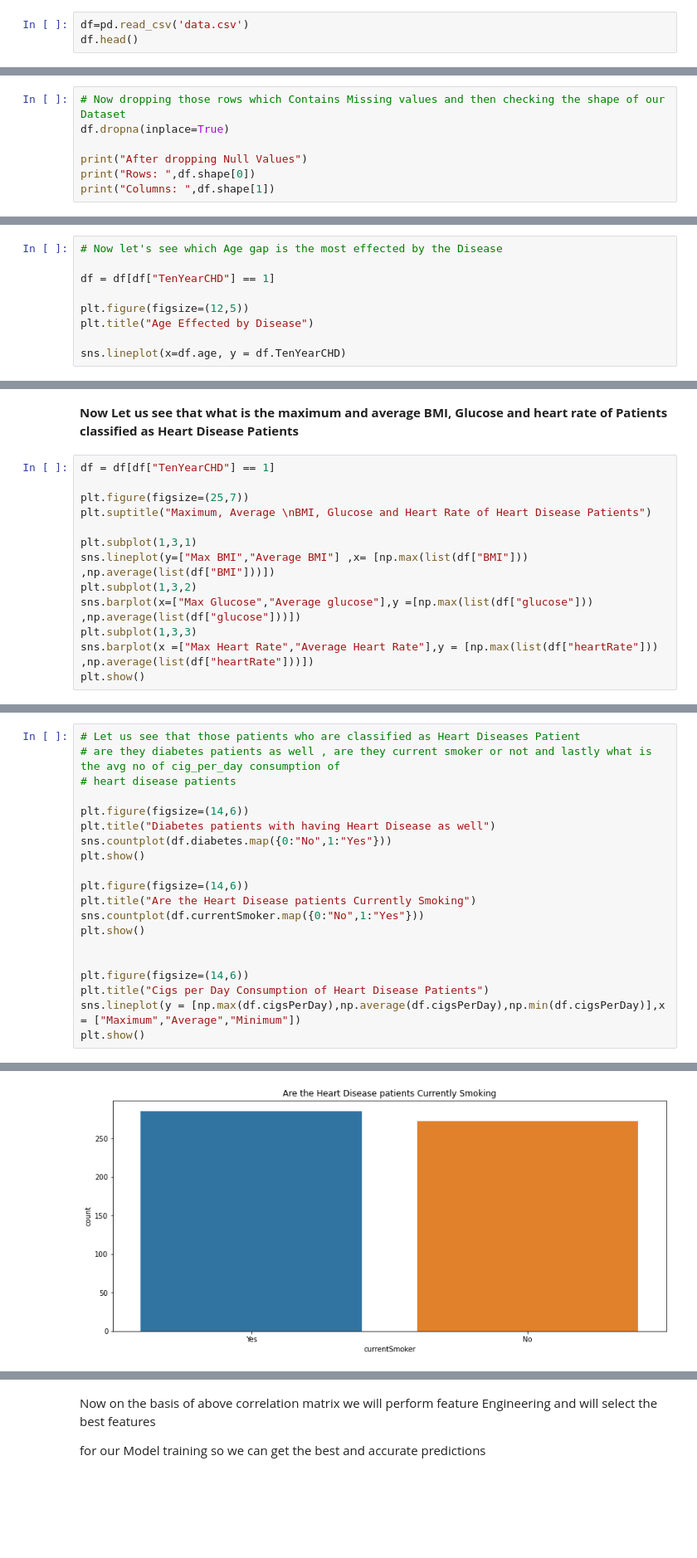
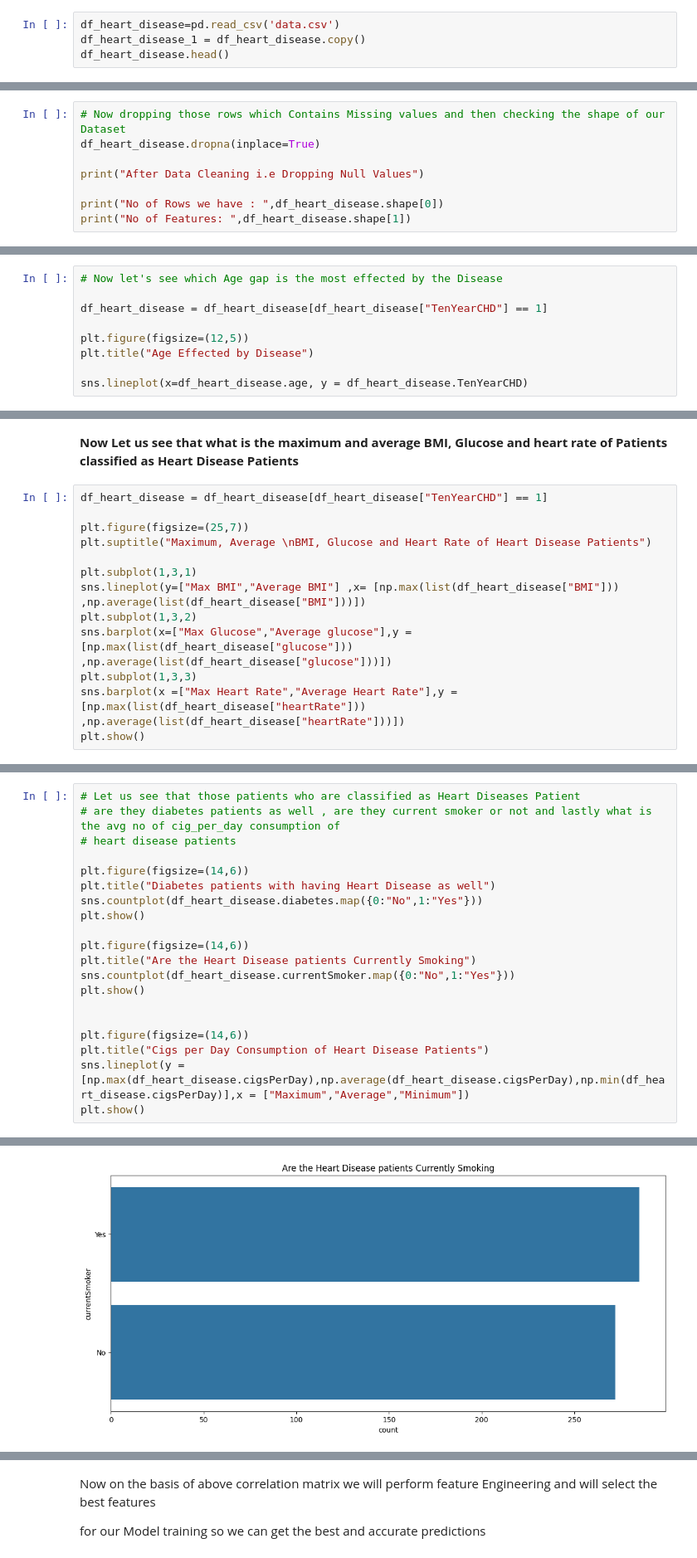
Before and after one commit to HUZIBRO/CardioCare-Predicting-Heart-Disease-Risk-with-Machine-Learning, a Jupyter notebook: Eda and Heart Desease Prediction.ipynb, the cells around one changed output, grey strips where cells are left out. Shown: that part at 83% size. Saved outputs shown, nothing was run; the diff lists cells and outputs as text; blank space fills up the shorter version.

```diff
--- a/Eda and Heart Desease Prediction.ipynb
+++ b/Eda and Heart Desease Prediction.ipynb
@@ -14,6 +25,7 @@ Now Below we will perform
 # %%
-df=pd.read_csv('data.csv')
-df.head()
+df_heart_disease=pd.read_csv('data.csv')
+df_heart_disease_1 = df_heart_disease.copy()
+df_heart_disease.head()
 # %% [output]
 |  | male | age | education | currentSmoker | cigsPerDay | BPMeds | prevalentStroke | prevalentHyp | ... |
 | 0 | 1 | 39 | 4.0 | 0 | 0.0 | 0.0 | 0 | 0 | ... |
@@ -74,8 +86,9 @@ Columns:  16
 # %%
 # Now dropping those rows which Contains Missing values and then checking the shape of our Dataset
-df.dropna(inplace=True)
+df_heart_disease.dropna(inplace=True)
 
-print("After dropping Null Values")
-print("Rows: ",df.shape[0])
-print("Columns: ",df.shape[1])
+print("After Data Cleaning i.e Dropping Null Values")
+
+print("No of Rows we have : ",df_heart_disease.shape[0])
+print("No of Features: ",df_heart_disease.shape[1])
 # %% [output]
@@ -121,10 +127,10 @@ sns.countplot(df.male.map({0:"Female",1:"Male"}))
 # %%
 # Now let's see which Age gap is the most effected by the Disease
 
-df = df[df["TenYearCHD"] == 1]
+df_heart_disease = df_heart_disease[df_heart_disease["TenYearCHD"] == 1]
 
 plt.figure(figsize=(12,5))
 plt.title("Age Effected by Disease")
 
-sns.lineplot(x=df.age, y = df.TenYearCHD)
+sns.lineplot(x=df_heart_disease.age, y = df_heart_disease.TenYearCHD)
 # %% [output]
@@ -135,16 +141,16 @@ Looking on the Above Analysis we can say that people above 35 years of age are l
 # %% [markdown]
 **Now Let us see that what is the maximum and average BMI, Glucose and heart rate of Patients classified as Heart Disease Patients**
 # %%
-df = df[df["TenYearCHD"] == 1]
+df_heart_disease = df_heart_disease[df_heart_disease["TenYearCHD"] == 1]
 
 plt.figure(figsize=(25,7))
 plt.suptitle("Maximum, Average \nBMI, Glucose and Heart Rate of Heart Disease Patients")
 
 plt.subplot(1,3,1)
-sns.lineplot(y=["Max BMI","Average BMI"] ,x= [np.max(list(df["BMI"])) ,np.average(list(df["BMI"]))])
+sns.lineplot(y=["Max BMI","Average BMI"] ,x= [np.max(list(df_heart_disease["BMI"])) ,np.average(list(df_heart_disease["BMI"]))])
 plt.subplot(1,3,2)
-sns.barplot(x=["Max Glucose","Average glucose"],y =[np.max(list(df["glucose"])) ,np.average(list(df["glucose"]))])
+sns.barplot(x=["Max Glucose","Average glucose"],y =[np.max(list(df_heart_disease["glucose"])) ,np.average(list(df_heart_disease["glucose"]))])
 plt.subplot(1,3,3)
-sns.barplot(x =["Max Heart Rate","Average Heart Rate"],y = [np.max(list(df["heartRate"])) ,np.average(list(df["heartRate"]))])
+sns.barplot(x =["Max Heart Rate","Average Heart Rate"],y = [np.max(list(df_heart_disease["heartRate"])) ,np.average(list(df_heart_disease["heartRate"]))])
 plt.show()
 # %% [output]
@@ -162,17 +162,17 @@ df.head(2)
 
 plt.figure(figsize=(14,6))
 plt.title("Diabetes patients with having Heart Disease as well")
-sns.countplot(df.diabetes.map({0:"No",1:"Yes"}))
+sns.countplot(df_heart_disease.diabetes.map({0:"No",1:"Yes"}))
 plt.show()
 
 plt.figure(figsize=(14,6))
 plt.title("Are the Heart Disease patients Currently Smoking")
-sns.countplot(df.currentSmoker.map({0:"No",1:"Yes"}))
+sns.countplot(df_heart_disease.currentSmoker.map({0:"No",1:"Yes"}))
 plt.show()
 
 
 plt.figure(figsize=(14,6))
 plt.title("Cigs per Day Consumption of Heart Disease Patients")
-sns.lineplot(y = [np.max(df.cigsPerDay),np.average(df.cigsPerDay),np.min(df.cigsPerDay)],x = ["Maximum","Average","Minimum"])
+sns.lineplot(y = [np.max(df_heart_disease.cigsPerDay),np.average(df_heart_disease.cigsPerDay),np.min(df_heart_disease.cigsPerDay)],x = ["Maximum","Average","Minimum"])
 plt.show()
 # %% [output]
@@ -180,2 +180,2 @@ plt.show()
-[figure, old version]
+[figure, new version]
 [figure]
```
Also changed, not shown: parts of 39 cells of this notebook.
